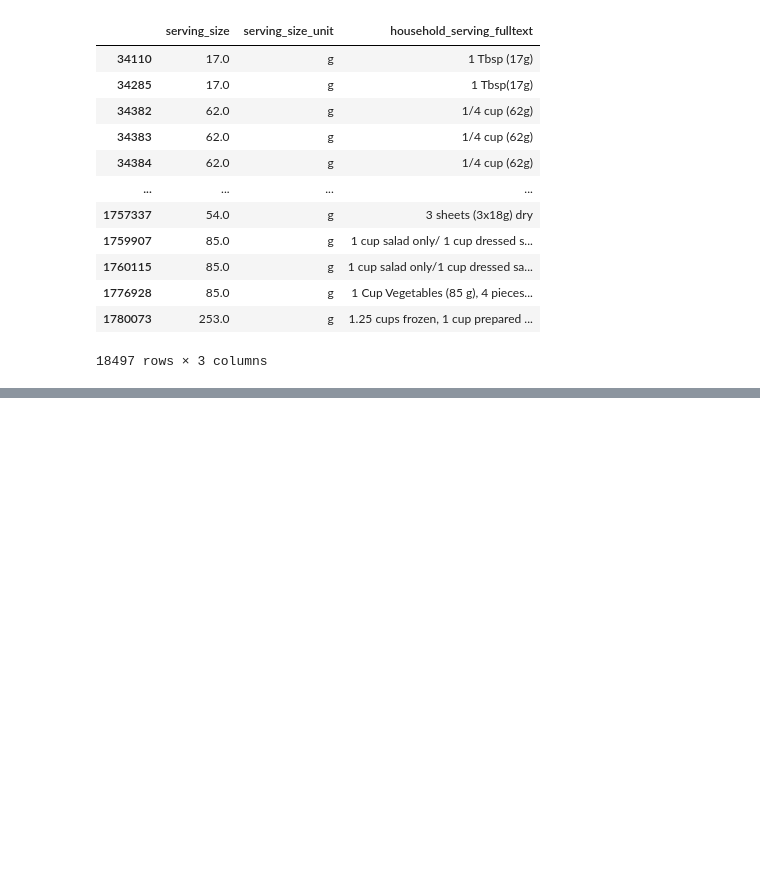
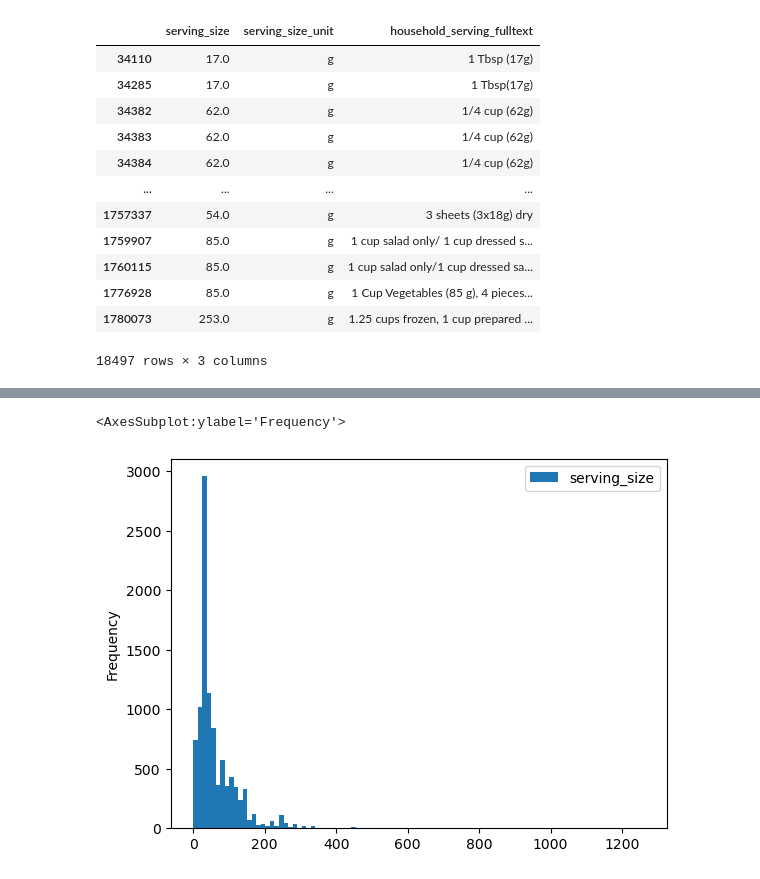
Before and after one commit to alexander-jensen/FDA-Data-Analysis, a Jupyter notebook: Branded Food Initial Data Analysis.ipynb, the cells around one changed output, grey strips where cells are left out. Saved outputs shown, nothing was run; the diff lists cells and outputs as text; code cells hidden in the pictures; blank space fills up the shorter version.

```diff
--- a/Branded Food Initial Data Analysis.ipynb
+++ b/Branded Food Initial Data Analysis.ipynb
@@ -179,0 +197,5 @@ If we only look at these examples, we would consider them as conventionally the
+# %%
+g_foods.sample(10000).plot(kind='hist', y='serving_size', bins=100)
+# %% [output]
+<AxesSubplot:ylabel='Frequency'>
+[figure, added]
```
Also changed, not shown: parts of 25 cells of this notebook.
